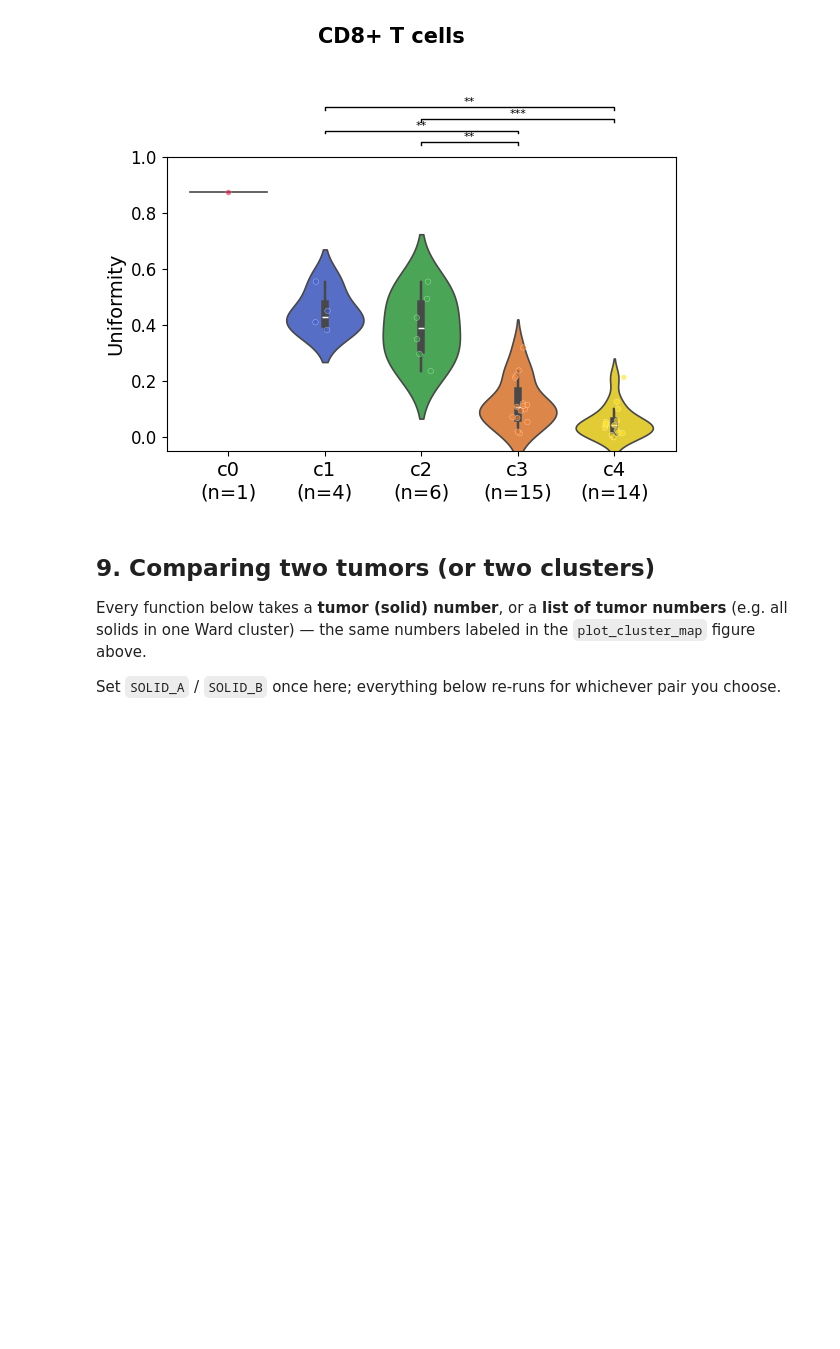
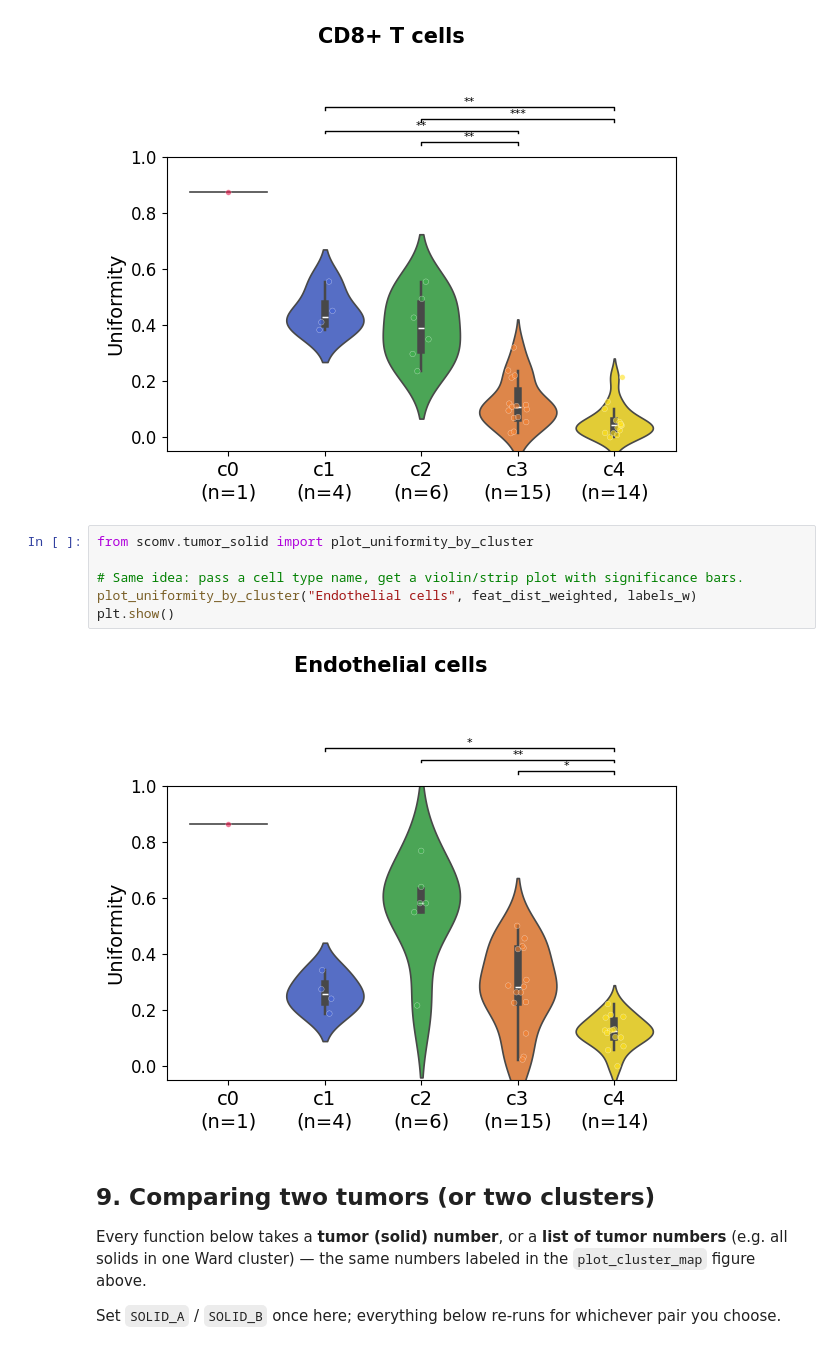
Before and after one commit to RyosukeNomural/SpatialCompassV, a Jupyter notebook: docs/tutorials/tumor_solid_analysis/index.ipynb, the cells around one changed output. Drawn from its saved outputs; the diff is of its cells as text; blank space fills up the shorter version.

```diff
--- a/docs/tutorials/tumor_solid_analysis/index.ipynb
+++ b/docs/tutorials/tumor_solid_analysis/index.ipynb
@@ -325,6 +325,14 @@ plot_uniformity_by_cluster("CD8+ T cells", feat_dist_weighted, labels_w)
 plt.show()
 # %% [output]
 [figure]
+# %%
+from scomv.tumor_solid import plot_uniformity_by_cluster
+
+# Same idea: pass a cell type name, get a violin/strip plot with significance bars.
+plot_uniformity_by_cluster("Endothelial cells", feat_dist_weighted, labels_w)
+plt.show()
+# %% [output]
+[figure, added]
 # %% [markdown]
 ## 9. Comparing two tumors (or two clusters)
 
```
Also changed, not shown: parts of 3 cells of this notebook, 1 other file.
